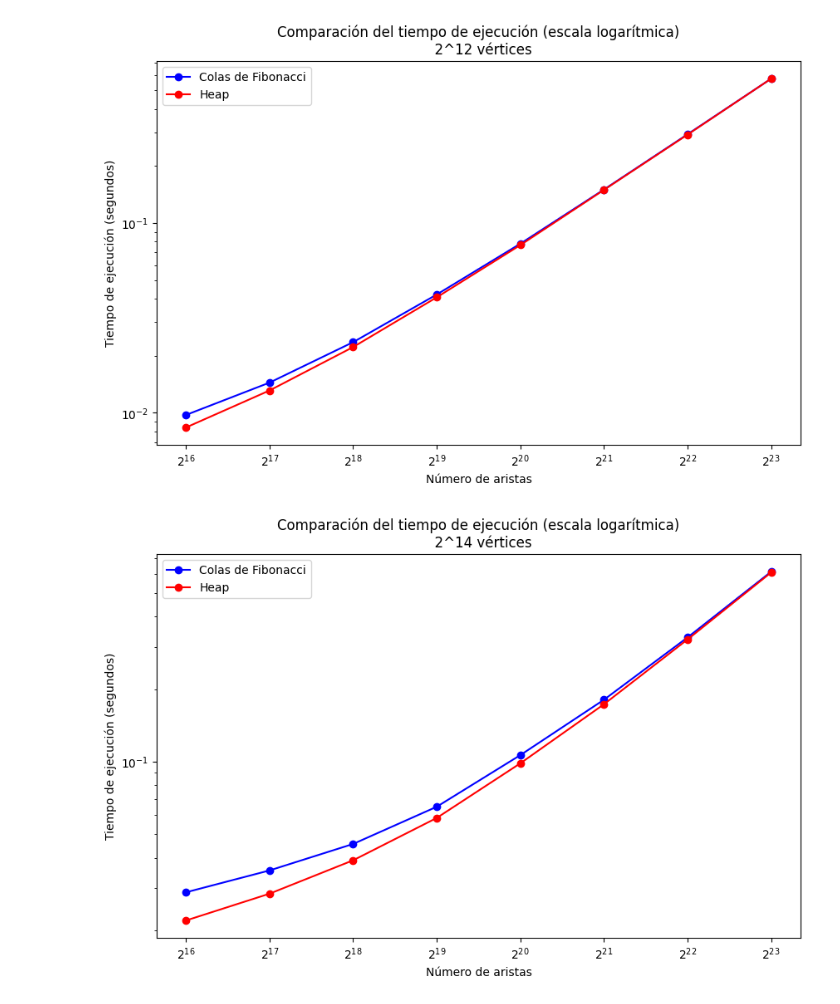
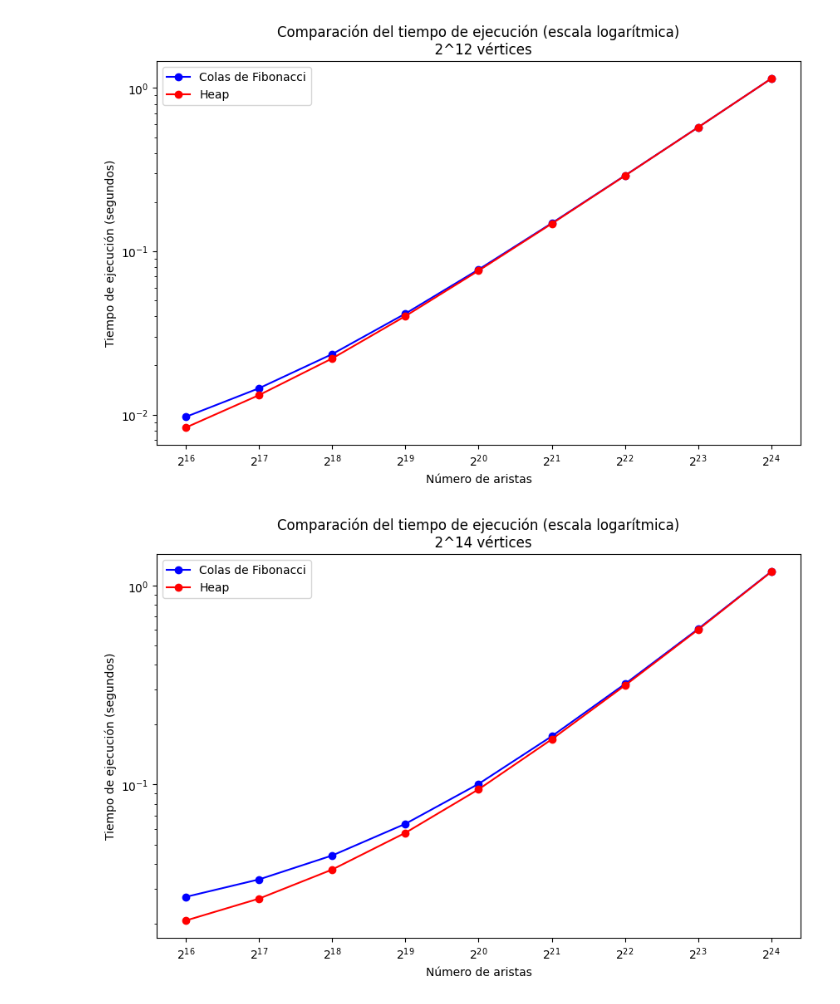
Before and after one commit to frgonzal/Dijkstra-and-Amortized-Analysis, a Jupyter notebook: results/results.ipynb, the cells around one changed output. Cells and saved outputs as stored; diff of their text form; code cells hidden in the pictures.

```diff
--- a/results/results.ipynb
+++ b/results/results.ipynb
@@ -9,8 +9,7 @@ from math import log2
 def graph_comp(df: DataFrame, I: int):
     # Group by the column and calculate the mean
 
-    df = df[df['I'] == I]
-    df.loc[:, 'J'] = df.loc[:,'J'].apply(lambda x: 2**x)
+    df = df[df['I'] == 2**I]
     fib_heap = df[df['Type'] == 'FibHeap'].drop(columns=['Type']).groupby('J').mean().reset_index()
     bin_heap = df[df['Type'] == 'BinHeap'].drop(columns=['Type']).groupby('J').mean().reset_index()
 
@@ -79,11 +78,14 @@ def linear_regresion(df: DataFrame, I: int, type: str):
 # %%
 df : pd.DataFrame = pd.read_csv("results.csv")
 
-df = df[df['J'] <= 23]
+df = df[df['J'] <= 24]
+df = df[df['I'] != 'Graph']
+df.loc[:, 'J'] = df.loc[:,'J'].apply(lambda x: 2**x)
+df.loc[:, 'I'] = df.loc[:,'I'].apply(lambda x: 2**x)
+
 df = df.sort_values(by=['I', 'J'])
 
-df_cmp = df[df['Type'] != 'Graph']
-graph_comp(df_cmp, 10)
-graph_comp(df_cmp, 12)
-graph_comp(df_cmp, 14)
+graph_comp(df, 10)
+graph_comp(df, 12)
+graph_comp(df, 14)
 # %% [output]
@@ -91,4 +93,4 @@ graph_comp(df_cmp, 14)
-[figure, old version]
+[figure, new version]
-[figure, old version]
+[figure, new version]
 # %%
 linear_regresion(df, 10, 'FibHeap')
```
Also changed, not shown: parts of 3 cells of this notebook, 1 other file.
